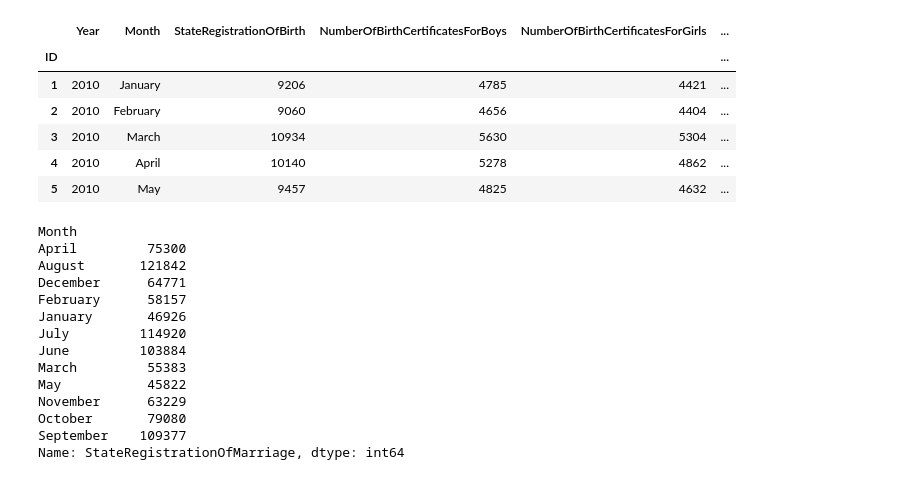
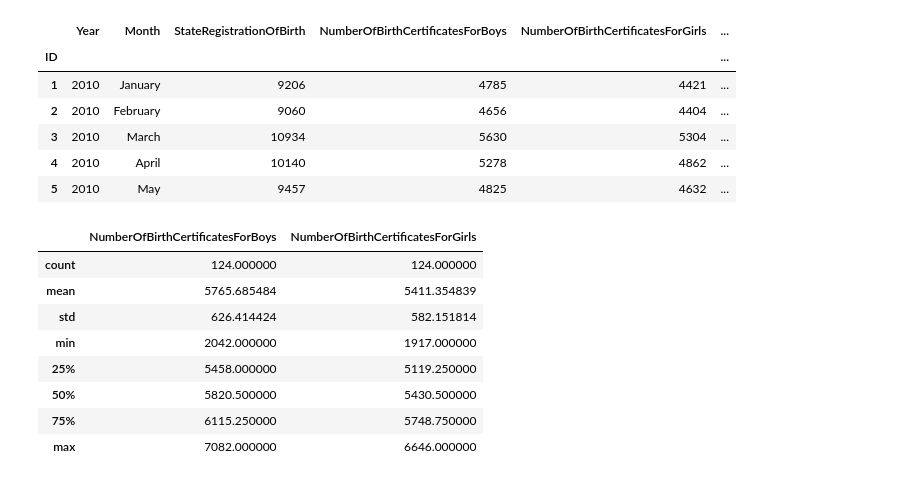
Before and after one commit to dsba-stranger/mortality-moscow-ml, a Jupyter notebook: Untitled.ipynb, the cells around one changed output. Drawn from its saved outputs; the diff is of its cells as text; code cells hidden in the pictures.

```diff
--- a/Untitled.ipynb
+++ b/Untitled.ipynb
@@ -33,17 +34,12 @@ df_months = df.groupby(['Month']).sum()
-# %%
-df_months['StateRegistrationOfMarriage']
-# %% [output]
-Month
-April         75300
-August       121842
-December      64771
-February      58157
-January       46926
-July         114920
-June         103884
-March         55383
-May           45822
-November      63229
-October       79080
-September    109377
-Name: StateRegistrationOfMarriage, dtype: int64
+# %%
+df[['NumberOfBirthCertificatesForBoys', 'NumberOfBirthCertificatesForGirls']].describe()
+# %% [output]
+|  | NumberOfBirthCertificatesForBoys | NumberOfBirthCertificatesForGirls |
+| count | 124.000000 | 124.000000 |
+| mean | 5765.685484 | 5411.354839 |
+| std | 626.414424 | 582.151814 |
+| min | 2042.000000 | 1917.000000 |
+| 25% | 5458.000000 | 5119.250000 |
+| 50% | 5820.500000 | 5430.500000 |
+| 75% | 6115.250000 | 5748.750000 |
+| max | 7082.000000 | 6646.000000 |
```
Also changed, not shown: parts of 6 cells of this notebook.
